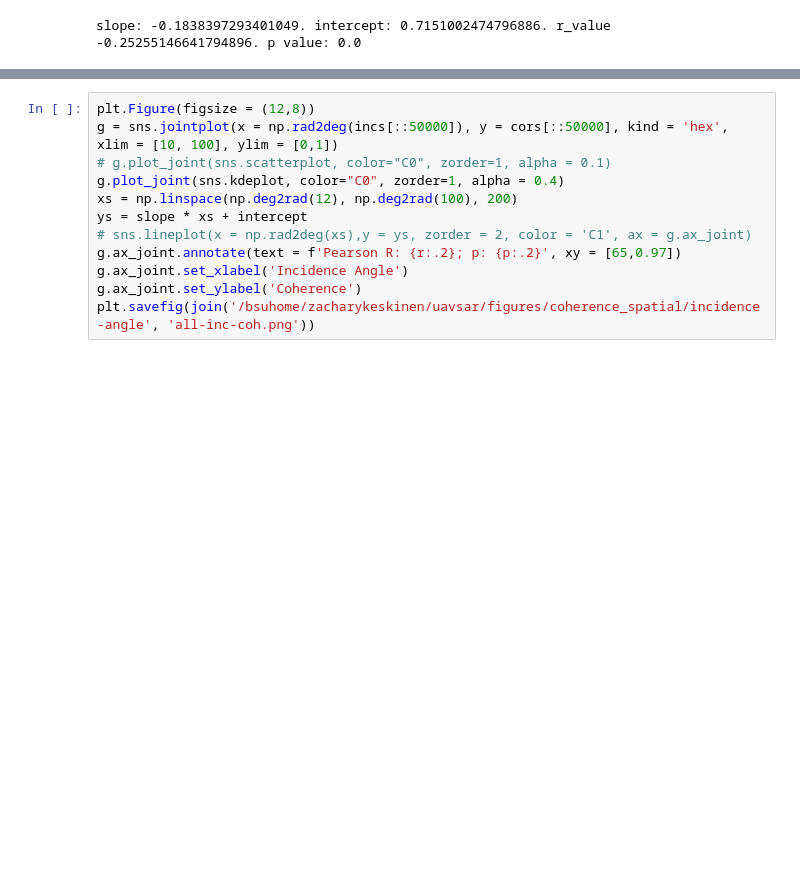
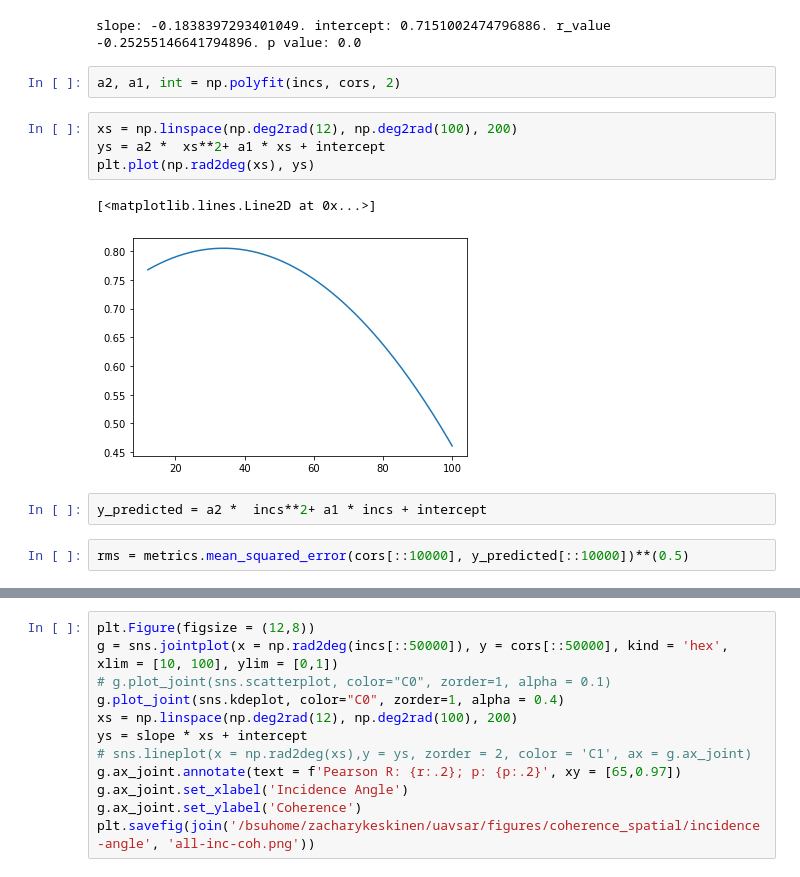
Before and after one commit to ZachHoppinen/uavsar, a Jupyter notebook: src/coherence/spatial_coherence/inc/all-inc.ipynb, the cells around one changed output, grey strips where cells are left out. Saved outputs shown, nothing was run; the diff lists cells and outputs as text; blank space fills up the shorter version.

```diff
--- a/src/coherence/spatial_coherence/inc/all-inc.ipynb
+++ b/src/coherence/spatial_coherence/inc/all-inc.ipynb
@@ -79,3 +80,16 @@ cors = np.concatenate(cors)
 slope, intercept,r,p, _, _ = r2_value(incs, cors)
 # %% [output]
 slope: -0.1838397293401049. intercept: 0.7151002474796886. r_value -0.25255146641794896. p value: 0.0
+# %%
+a2, a1, int = np.polyfit(incs, cors, 2)
+# %%
+xs = np.linspace(np.deg2rad(12), np.deg2rad(100), 200)
+ys = a2 *  xs**2+ a1 * xs + intercept
+plt.plot(np.rad2deg(xs), ys)
+# %% [output]
+[<matplotlib.lines.Line2D at 0x...>]
+[figure, added]
+# %%
+y_predicted = a2 *  incs**2+ a1 * incs + intercept
+# %%
+rms = metrics.mean_squared_error(cors[::10000], y_predicted[::10000])**(0.5)
```
Also changed, not shown: parts of 3 cells of this notebook, 4 other files.
